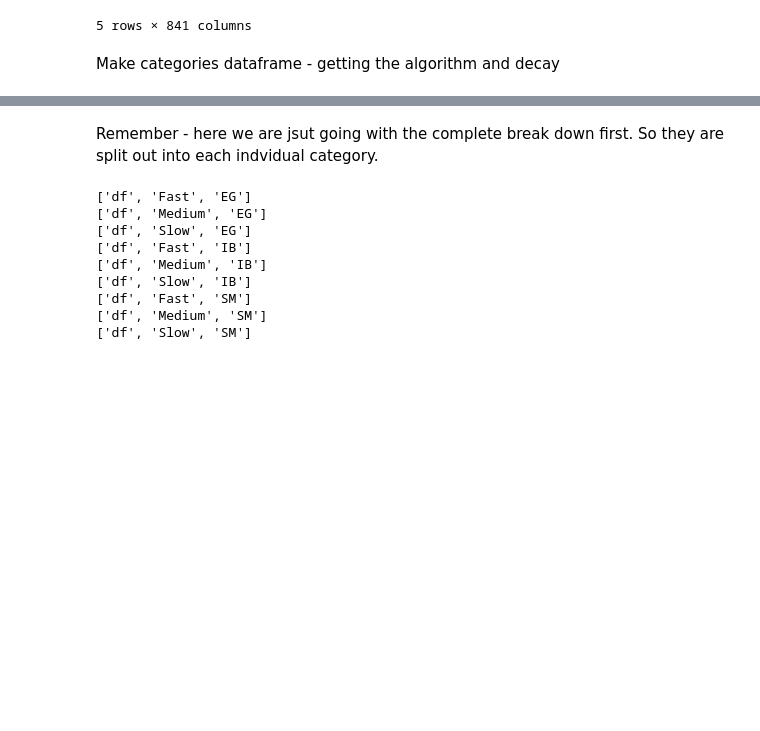
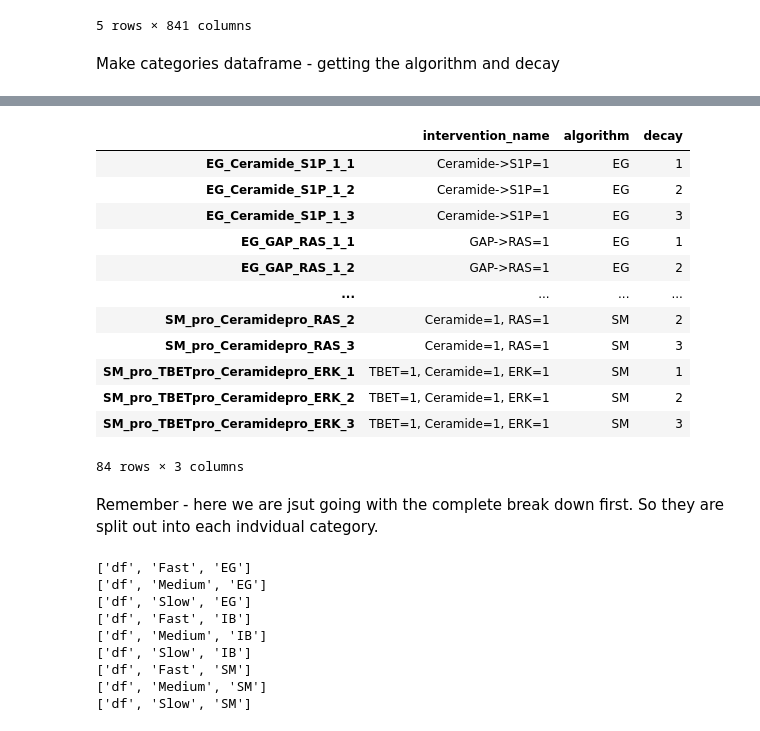
Before and after one commit to johnmetzcar/PhysiLab, a Jupyter notebook: scripts/Simultaneous spatially and temporally varying intervention analysis.ipynb, the cells around one changed output, grey strips where cells are left out. Cells and saved outputs as stored; diff of their text form; code cells hidden in the pictures; blank space fills up the shorter version.

```diff
--- a/scripts/Simultaneous spatially and temporally varying intervention analysis.ipynb
+++ b/scripts/Simultaneous spatially and temporally varying intervention analysis.ipynb
@@ -181,3 +156,79 @@ df_categories
+# %%
+df_categories = pd.DataFrame(index=df_transpose.index)
+
+# Need to split index into a name. For the EGs, the name will be the second and third elements connected by a right arrow. Then an "=" and the second to last element.
+# for the others we have "pro" and "anti". These are node level interventions. We need it to be "Node=pro" or "Node=anti", where pro is 1 and anti is 0.
+# The biggest issue is that the non-EGs are not split by an underscore. So we need to do some string matching to get the right values. In particular,
+# the nodes of some are right next to the "pro" or "anti" and some are not.
+# Not completely handled - but working for now.
+
+# Gets intervnetion name/label from the index
+for index in df_transpose.index:
+    split_index = index.split('_', 10)
+    # print(split_index)
+    if split_index[0] == 'EG':
+        df_categories.loc[index, 'intervention_name'] = f'{split_index[1]}->{split_index[2]}={split_index[-2]}'
+
+    # ASSUMES ONLY SINGLE NODE INTERVENTIONS!!!!
+    elif split_index[0] == 'IB':
+        if split_index[1] == 'pro':
+            df_categories.loc[index, 'intervention_name'] = f'{split_index[2]}=1'
+        else:
+            df_categories.loc[index, 'intervention_name'] = f'{split_index[2]}=0'
+    # the final category includes having the node name right next to the pro or anti. How do we pull the pro or anti out?
+    # Will have to do some substring matching/searching to find them
+    else:
+        if len(split_index) < 5:
+            if 'pro' in split_index[1]:
+                df_categories.loc[index, 'intervention_name'] = f'{split_index[2]}=1'
+            else:
+                df_categories.loc[index, 'intervention_name'] = f'{split_index[2]}=0'
+        # This handles the ones iwth multiple nodes. Its a bit of a mess. It can be generalized, probably, but the easiest fix is to change out how the names output.
+        else:
+            if len(split_index) == 5:
+                for item in split_index[1:]:
+                    if 'pro' in split_index[1]:
+                        temp = split_index[2].replace('pro', '')
+                        temp_str = f'{temp}=1, '
+                    if 'pro' in split_index[2]:
+                        temp_str += f'{split_index[3]}=1'
+                df_categories.loc[index, 'intervention_name'] = temp_str
+            else:
+                if 'pro' in split_index[1]:
+                    temp = split_index[2].replace('pro', '')
+                    temp_str = f'{temp}=1, '
+                if 'pro' in split_index[2]:
+                    temp = split_index[3].replace('pro', '')
+                    temp_str += f'{temp}=1, '
+                if 'pro' in split_index[3]:
+                    temp_str += f'{split_index[4]}=1'
+                df_categories.loc[index, 'intervention_name'] = temp_str
+
+
+# Gets the algorithm and decay from the index
+
+for index in df_transpose.index:
+    split_index = index.split('_', 10)
+    df_categories.loc[index, 'algorithm'] = split_index[0]
+    df_categories.loc[index, 'decay'] = split_index[-1]
+    # df_temp.loc[index, 'type'] = split_index[-2] # this would involve string matching to really do right (pro = 1, anti=0)
+
+
+df_categories.head(200)
+# %% [output]
+|  | intervention_name | algorithm | decay |
+| EG_Ceramide_S1P_1_1 | Ceramide->S1P=1 | EG | 1 |
+| EG_Ceramide_S1P_1_2 | Ceramide->S1P=1 | EG | 2 |
+| EG_Ceramide_S1P_1_3 | Ceramide->S1P=1 | EG | 3 |
+| EG_GAP_RAS_1_1 | GAP->RAS=1 | EG | 1 |
+| EG_GAP_RAS_1_2 | GAP->RAS=1 | EG | 2 |
+| ... | ... | ... | ... |
+| SM_pro_Ceramidepro_RAS_2 | Ceramide=1, RAS=1 | SM | 2 |
+| SM_pro_Ceramidepro_RAS_3 | Ceramide=1, RAS=1 | SM | 3 |
+| SM_pro_TBETpro_Ceramidepro_ERK_1 | TBET=1, Ceramide=1, ERK=1 | SM | 1 |
+| SM_pro_TBETpro_Ceramidepro_ERK_2 | TBET=1, Ceramide=1, ERK=1 | SM | 2 |
+| SM_pro_TBETpro_Ceramidepro_ERK_3 | TBET=1, Ceramide=1, ERK=1 | SM | 3 |
+84 rows × 3 columns
 # %% [markdown]
 Remember - here we are jsut going with the complete break down first. So they are split out into each indvidual category.
 # %%
```
Also changed, not shown: parts of 3 cells of this notebook.
